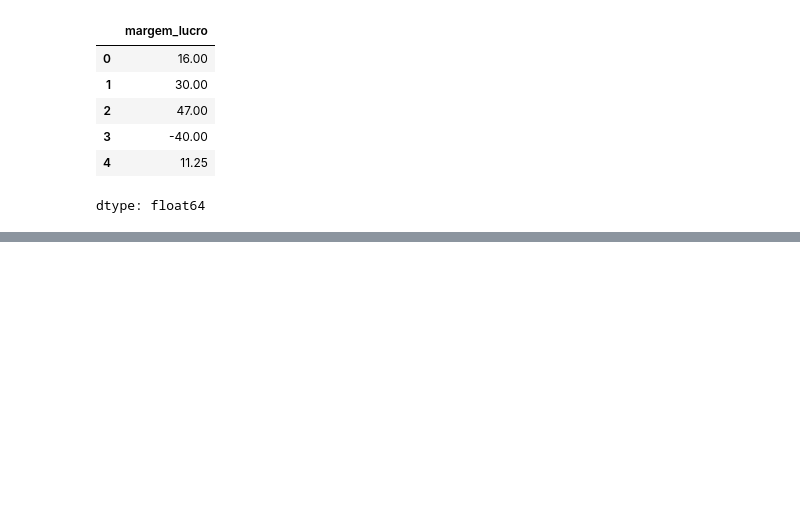
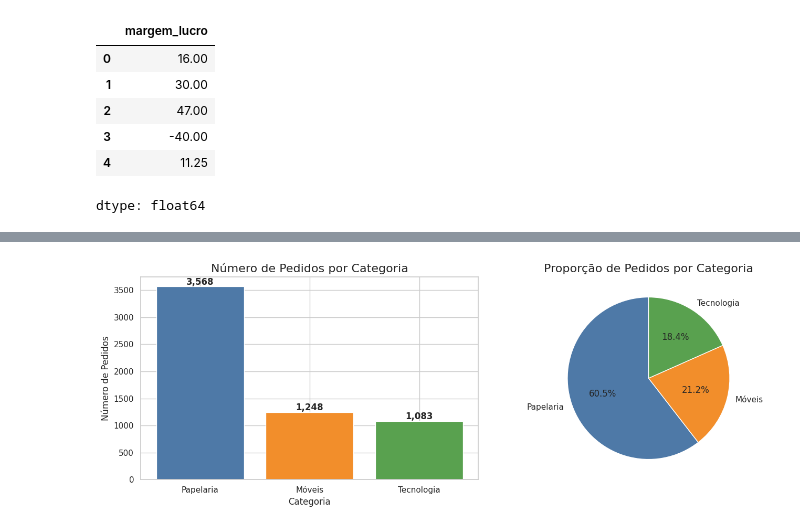
Before and after one commit to MontenegroRafael/Analise-de-Dados, a Jupyter notebook: Desafio Extra.ipynb, the cells around one changed output, grey strips where cells are left out. Saved outputs shown, nothing was run; the diff lists cells and outputs as text; code cells hidden in the pictures; blank space fills up the shorter version.

```diff
--- a/Desafio Extra.ipynb
+++ b/Desafio Extra.ipynb
@@ -243,0 +383,23 @@ df['regiao'] = df['regiao'].map({
+# %%
+# Distribuição por Categoria de Produto
+fig, axes = plt.subplots(1,2,figsize=(14,5))
+
+contagem_cat = df['categoria'].value_counts()
+
+# Gráfico de barras
+axes[0].bar(contagem_cat.index, contagem_cat.values, color=['#4e79a7', '#f28e2b', '#59a14f'], edgecolor='white')
+axes[0].set_title('Número de Pedidos por Categoria', fontsize=16)
+axes[0].set_xlabel('Categoria')
+axes[0].set_ylabel('Número de Pedidos')
+for i, v in enumerate(contagem_cat.values):
+    axes[0].text(i, v + 30, f'{v:,}', ha='center', fontweight='bold')
+
+# Gráfico de Pizza
+axes[1].pie(contagem_cat.values, labels=contagem_cat.index, autopct='%1.1f%%',
+            colors=['#4e79a7', '#f28e2b', '#59a14f'], startangle=90)
+axes[1].set_title('Proporção de Pedidos por Categoria', fontsize=16)
+
+plt.tight_layout()
+plt.show()
+# %% [output]
+[figure, added]
```
Also changed, not shown: parts of 12 cells of this notebook.
